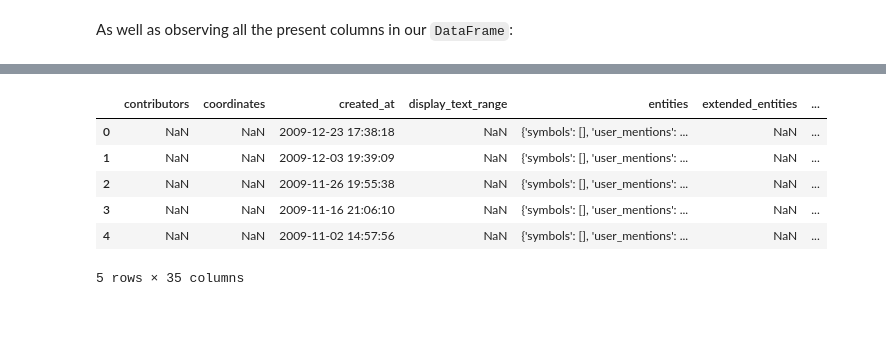
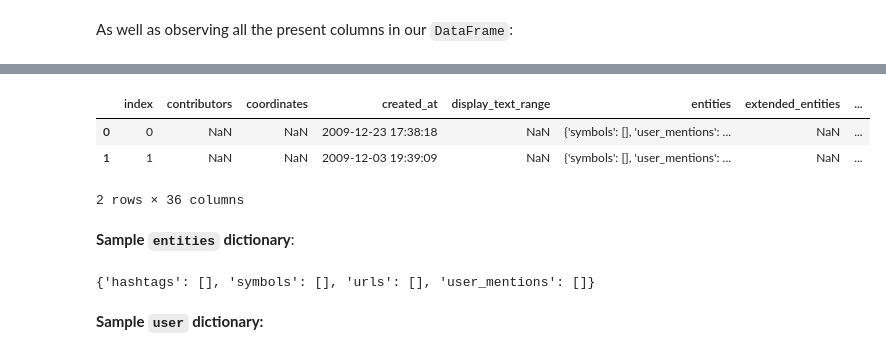
Before and after one commit to baetuc/ADA-CS-401, a Jupyter notebook: Project/Project.ipynb, the cells around one changed output, grey strips where cells are left out. Drawn from its saved outputs; the diff is of its cells as text; code cells hidden in the pictures; blank space fills up the shorter version.

```diff
--- a/Project/Project.ipynb
+++ b/Project/Project.ipynb
@@ -147,3 +147,5 @@ tweets = pd.DataFrame()
 
 for i in range(2009,2018):
     tweets = tweets.append(pd.read_json(TWEETS_PATH+str(i)+'.json/master_'+str(i)+'.json'))
+
+tweets.reset_index(inplace=True)
@@ -291,10 +197,15 @@ tweets.sort_values(by=tweets.created_at.name)
 # %%
-tweets.head()
+tweets.head(2)
 # %% [output]
-|  | contributors | coordinates | created_at | display_text_range | entities | extended_entities | ... |
-| 0 | NaN | NaN | 2009-12-23 17:38:18 | NaN | {'symbols': [], 'user_mentions': ... | NaN | ... |
-| 1 | NaN | NaN | 2009-12-03 19:39:09 | NaN | {'symbols': [], 'user_mentions': ... | NaN | ... |
-| 2 | NaN | NaN | 2009-11-26 19:55:38 | NaN | {'symbols': [], 'user_mentions': ... | NaN | ... |
-| 3 | NaN | NaN | 2009-11-16 21:06:10 | NaN | {'symbols': [], 'user_mentions': ... | NaN | ... |
-| 4 | NaN | NaN | 2009-11-02 14:57:56 | NaN | {'symbols': [], 'user_mentions': ... | NaN | ... |
+|  | index | contributors | coordinates | created_at | display_text_range | entities | extended_entities | ... |
+| 0 | 0 | NaN | NaN | 2009-12-23 17:38:18 | NaN | {'symbols': [], 'user_mentions': ... | NaN | ... |
+| 1 | 1 | NaN | NaN | 2009-12-03 19:39:09 | NaN | {'symbols': [], 'user_mentions': ... | NaN | ... |
-5 rows × 35 columns
+2 rows × 36 columns
+# %% [markdown]
+**Sample `entities` dictionary**:
+# %%
+tweets.loc[0].entities
+# %% [output]
+{'hashtags': [], 'symbols': [], 'urls': [], 'user_mentions': []}
+# %% [markdown]
+**Sample `user` dictionary:**
```
Also changed, not shown: parts of 49 cells of this notebook.
